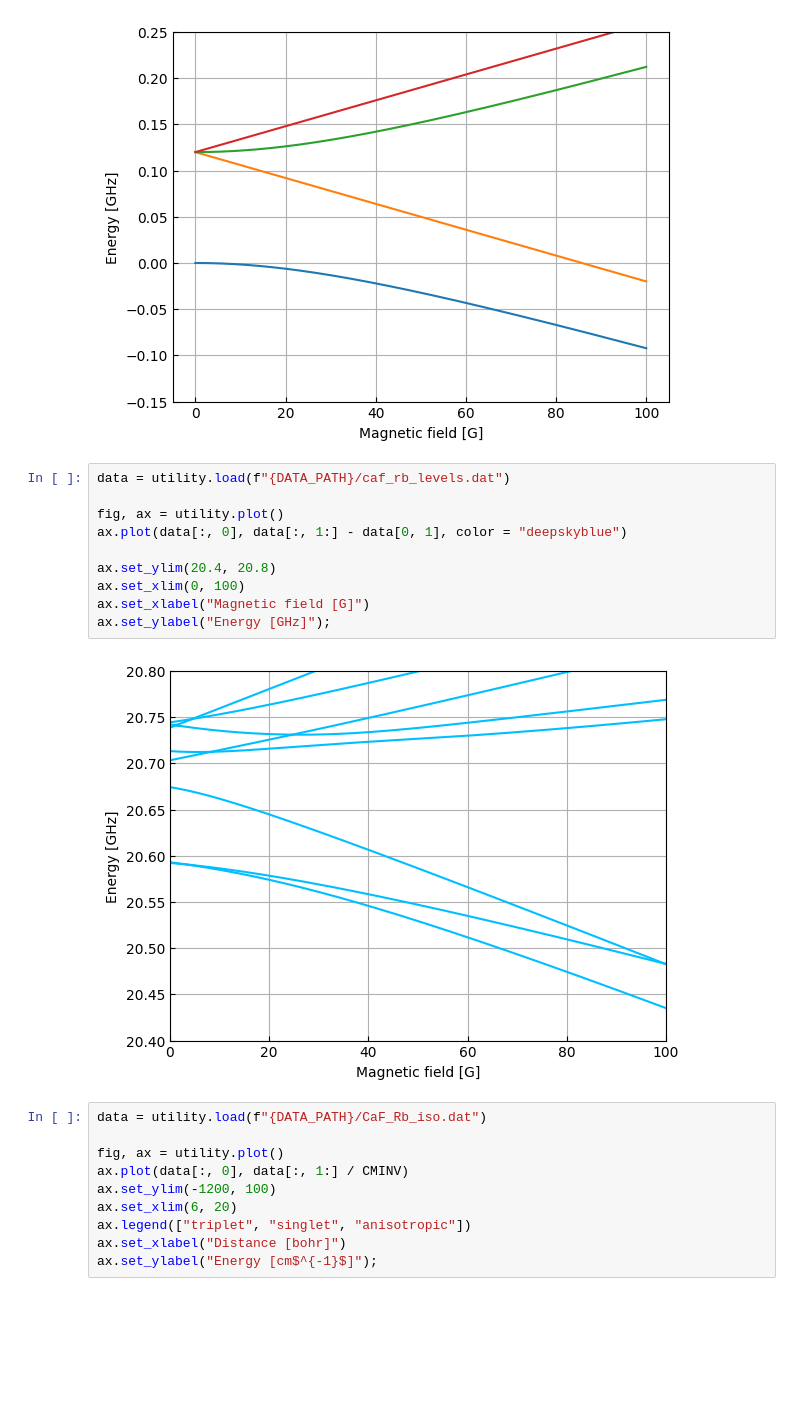
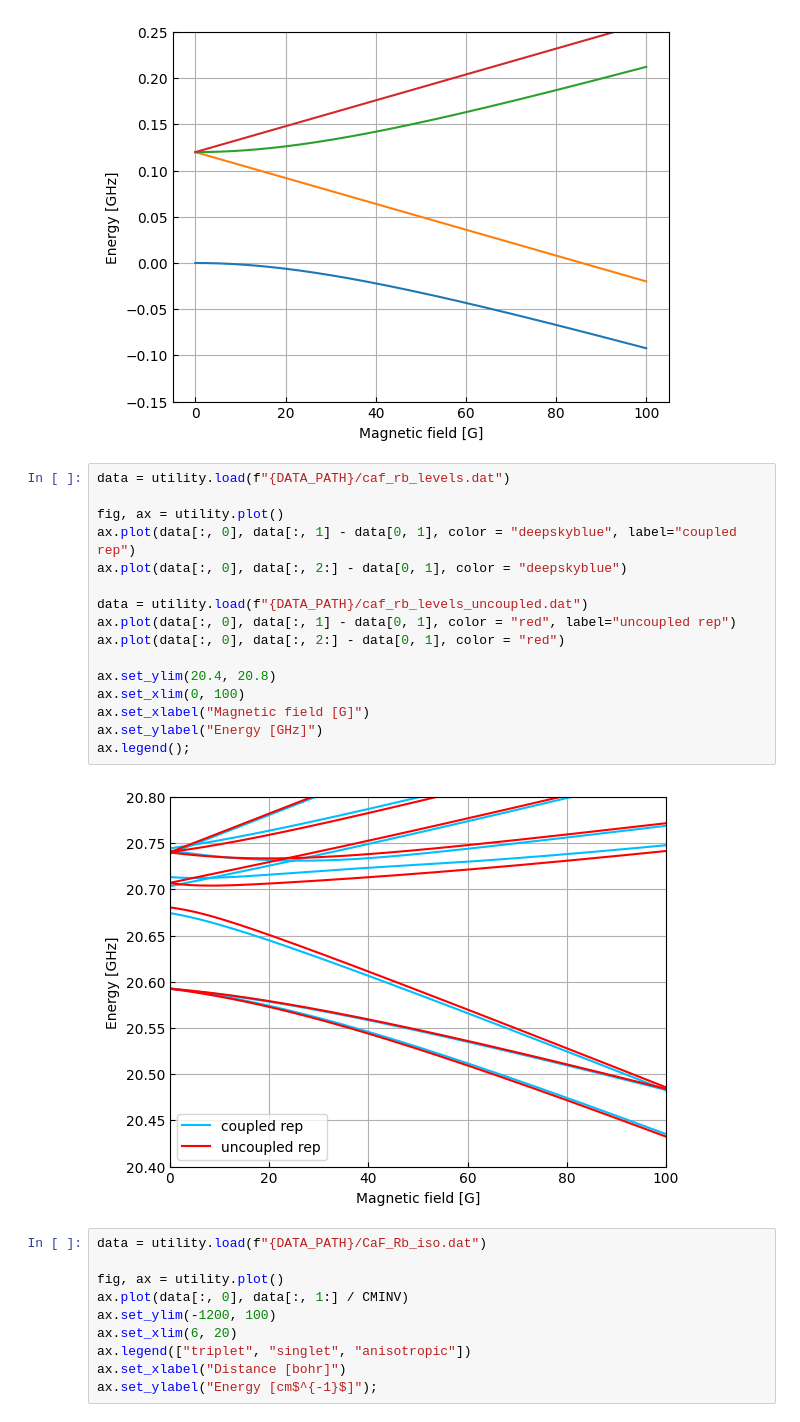
Before and after one commit to Wleter/quantum-rs, a Jupyter notebook: scattering-problems/analysis/caf_rb_analysis.ipynb, the cells around one changed output. Drawn from its saved outputs; the diff is of its cells as text; blank space fills up the shorter version.

```diff
--- a/scattering-problems/analysis/caf_rb_analysis.ipynb
+++ b/scattering-problems/analysis/caf_rb_analysis.ipynb
@@ -40,15 +40,21 @@ ax.set_ylabel("Energy [GHz]");
 # %%
 data = utility.load(f"{DATA_PATH}/caf_rb_levels.dat")
 
 fig, ax = utility.plot()
-ax.plot(data[:, 0], data[:, 1:] - data[0, 1], color = "deepskyblue")
+ax.plot(data[:, 0], data[:, 1] - data[0, 1], color = "deepskyblue", label="coupled rep")
+ax.plot(data[:, 0], data[:, 2:] - data[0, 1], color = "deepskyblue")
+
+data = utility.load(f"{DATA_PATH}/caf_rb_levels_uncoupled.dat")
+ax.plot(data[:, 0], data[:, 1] - data[0, 1], color = "red", label="uncoupled rep")
+ax.plot(data[:, 0], data[:, 2:] - data[0, 1], color = "red")
 
 ax.set_ylim(20.4, 20.8)
 ax.set_xlim(0, 100)
 ax.set_xlabel("Magnetic field [G]")
-ax.set_ylabel("Energy [GHz]");
+ax.set_ylabel("Energy [GHz]")
+ax.legend();
 # %% [output]
-[figure, old version]
+[figure, new version]
 # %%
 data = utility.load(f"{DATA_PATH}/CaF_Rb_iso.dat")
 
```
Also changed, not shown: parts of 11 cells of this notebook, 9 other files.
